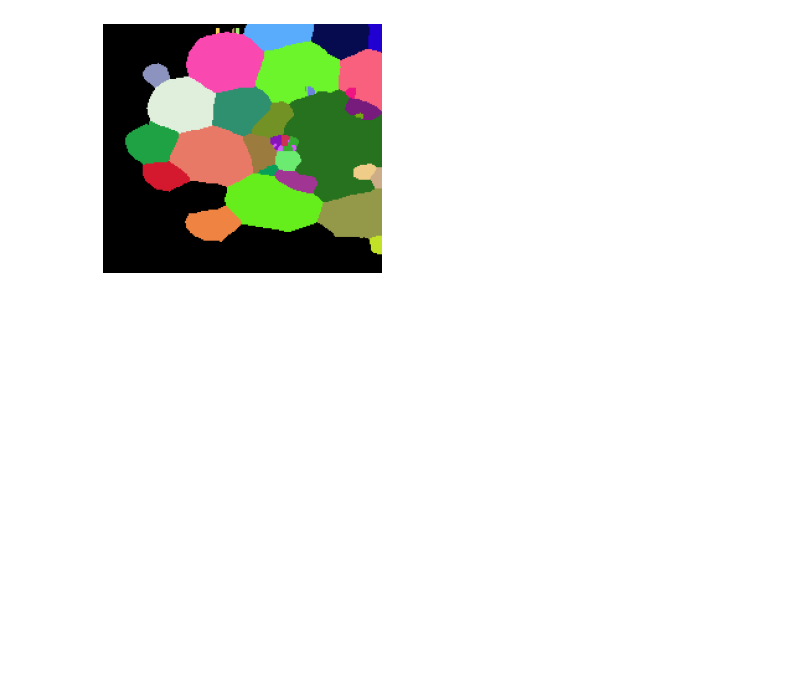
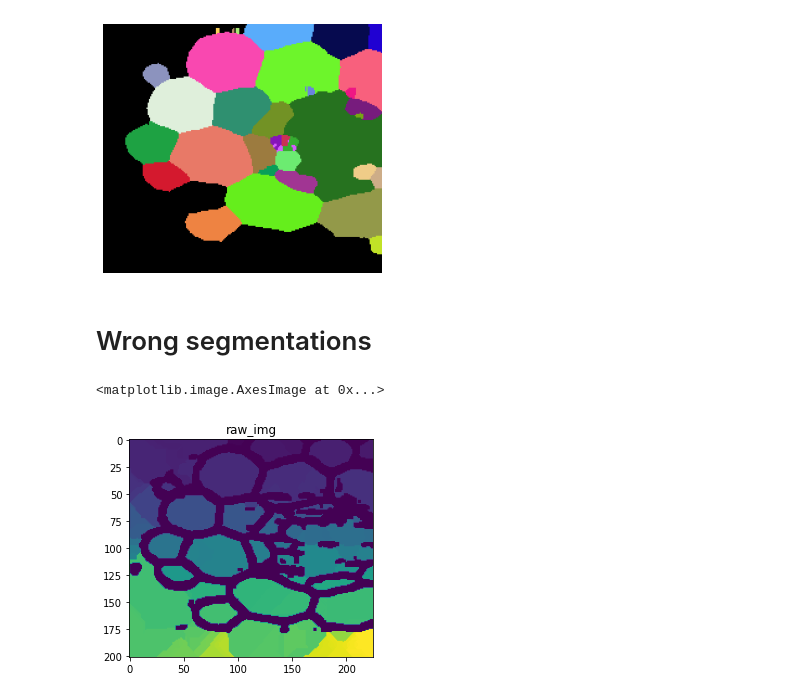
Before and after one commit to theGindar/3DCellSegMasterThesis, a Jupyter notebook: test_LRP.ipynb, the cells around one changed output. Drawn from its saved outputs; the diff is of its cells as text; code cells hidden in the pictures; blank space fills up the shorter version.

```diff
--- a/test_LRP.ipynb
+++ b/test_LRP.ipynb
@@ -312,3 +312,23 @@ plt.imshow(seg_final_RGB[:,:,N],cmap="gray")
 # %% [output]
 <matplotlib.image.AxesImage at 0x...>
 [figure]
+# %% [markdown]
+# Wrong segmentations
+# %%
+import numpy as np
+import matplotlib.pyplot as plt
+
+with open("seg_foreground_supervoxel_LRP_graph.npy", "rb") as f:
+    seg_final = np.load(f)
+
+# with open("seg_foreground_supervoxel_LRP_graph.npy", "rb") as f:
+#     seg_foreground_supervoxel = np.load(f)
+# %%
+N=250
+#print("There are "+str(len(np.unique(seg_foreground_single_cell_with_boundary)))+" cells")
+plt.figure()
+plt.title("raw_img")
+plt.imshow(seg_final[:,:,N])
+# %% [output]
+<matplotlib.image.AxesImage at 0x...>
+[figure, added]
```
Also changed, not shown: parts of 4 cells of this notebook, 2 other files.
